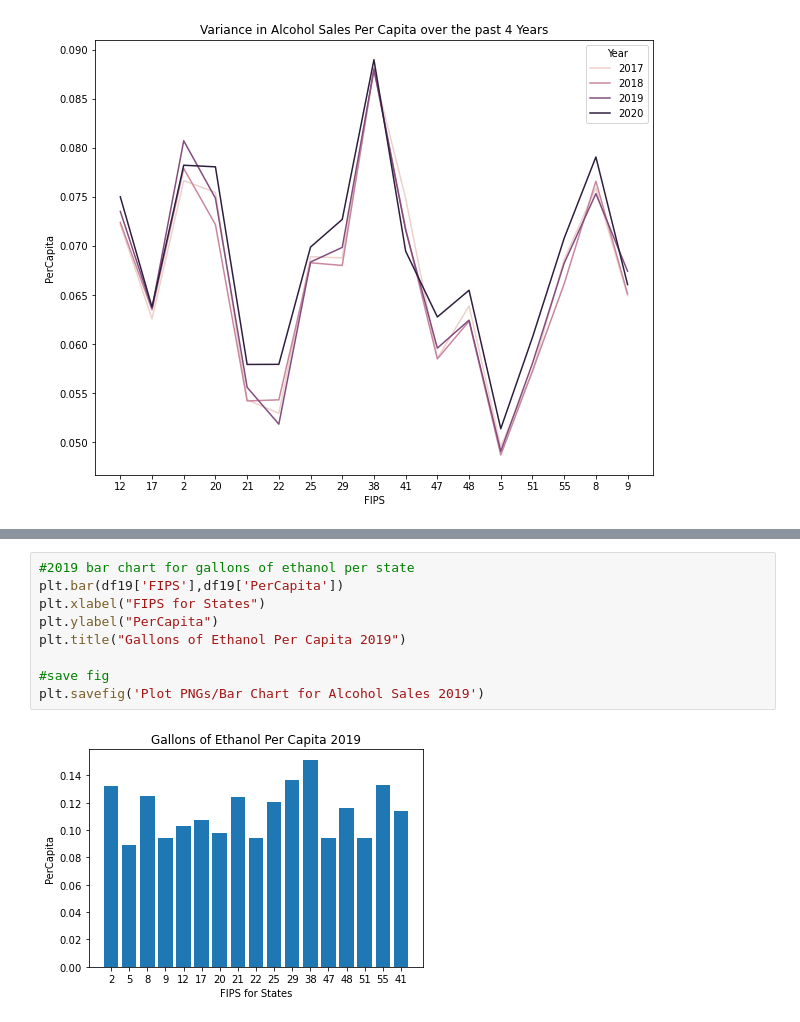
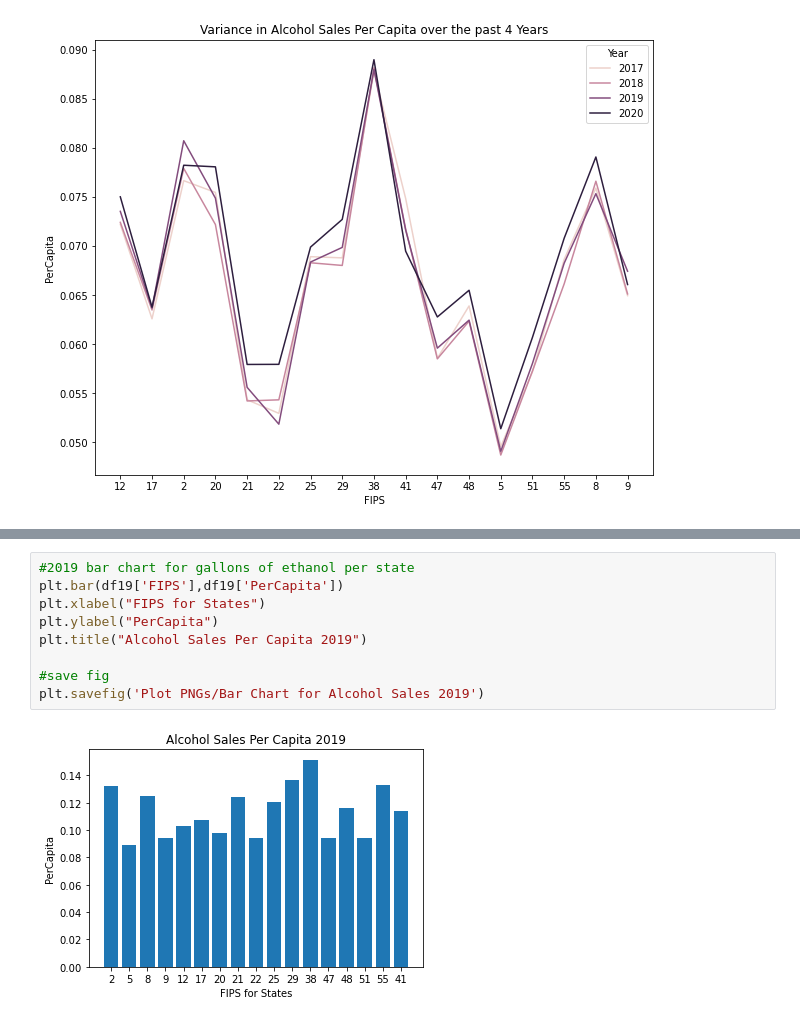
Before and after one commit to teresaflicek/Covid19-Societal-Impacts, a Jupyter notebook: AlcoholSalesDuringCovid.ipynb, the cells around one changed output, grey strips where cells are left out. Drawn from its saved outputs; the diff is of its cells as text.

```diff
--- a/AlcoholSalesDuringCovid.ipynb
+++ b/AlcoholSalesDuringCovid.ipynb
@@ -396,14 +396,14 @@ plt.savefig('Plot PNGs/Bar Chart for Alcohol Sales 2018')
 # %%
 #2019 bar chart for gallons of ethanol per state
 plt.bar(df19['FIPS'],df19['PerCapita'])
 plt.xlabel("FIPS for States")
 plt.ylabel("PerCapita")
-plt.title("Gallons of Ethanol Per Capita 2019")
+plt.title("Alcohol Sales Per Capita 2019")
 
 #save fig
 plt.savefig('Plot PNGs/Bar Chart for Alcohol Sales 2019')
 # %% [output]
-[figure, old version]
+[figure, new version]
 # %%
 #2020 bar chart for gallons of ethanol per state
 plt.bar(df20['FIPS'],df20['PerCapita'])
```
Also changed, not shown: parts of 3 cells of this notebook, 12 other files.
